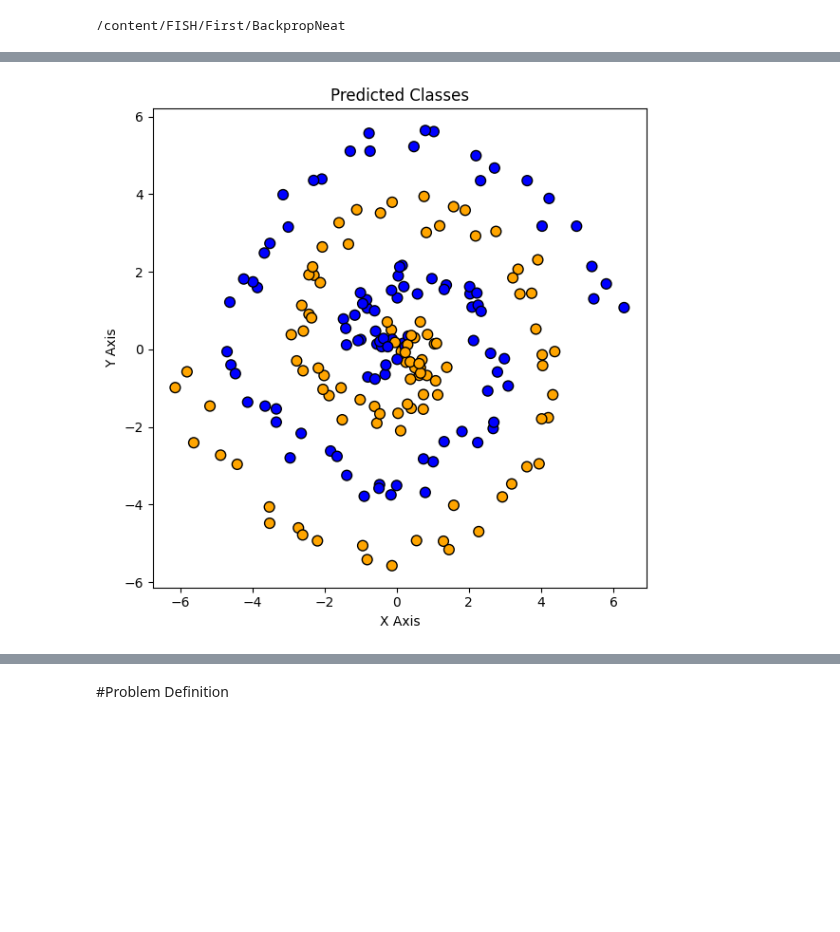
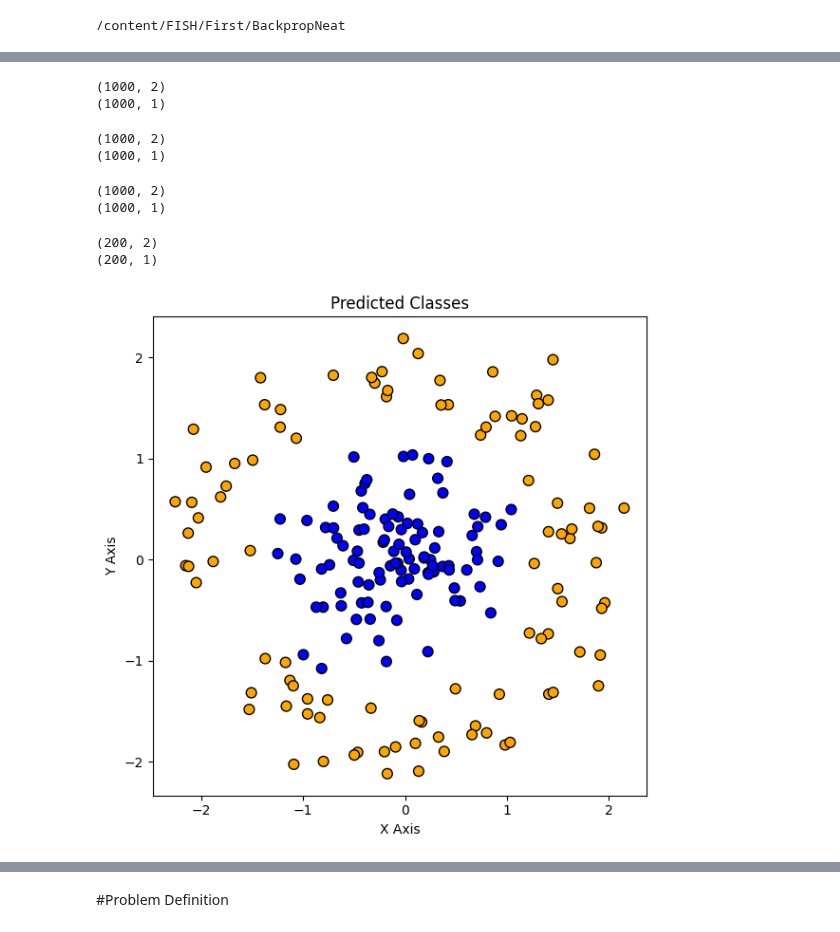
Before and after one commit to asta3002/FISH, a Jupyter notebook: First/BackpropNeat/Custom_TensorNEAT_Backprop.ipynb, the cells around one changed output, grey strips where cells are left out. Cells and saved outputs as stored; diff of their text form; code cells hidden in the pictures; blank space fills up the shorter version.

```diff
--- a/First/BackpropNeat/Custom_TensorNEAT_Backprop.ipynb
+++ b/First/BackpropNeat/Custom_TensorNEAT_Backprop.ipynb
@@ -129,4 +204,28 @@ plot_data(spiral_train_INPUTS,spiral_train_LABELS)
-# %%
-plot_data(spiral_test_INPUTS,spiral_test_LABELS)
-# %% [output]
-[figure, removed]
+# %%
+print(gaussian_train_INPUTS.shape)
+print(gaussian_train_LABELS.shape)
+# %% [output]
+(1000, 2)
+(1000, 1)
+# %%
+print(spiral_train_INPUTS.shape)
+print(spiral_train_LABELS.shape)
+# %% [output]
+(1000, 2)
+(1000, 1)
+# %%
+print(xor_train_INPUTS.shape)
+print(xor_train_LABELS.shape)
+# %% [output]
+(1000, 2)
+(1000, 1)
+# %%
+print(circle_train_INPUTS.shape)
+print(circle_train_LABELS.shape)
+# %% [output]
+(200, 2)
+(200, 1)
+# %%
+plot_data(circle_train_INPUTS,circle_train_LABELS)
+# %% [output]
+[figure, added]
```
Also changed, not shown: parts of 19 cells of this notebook.
